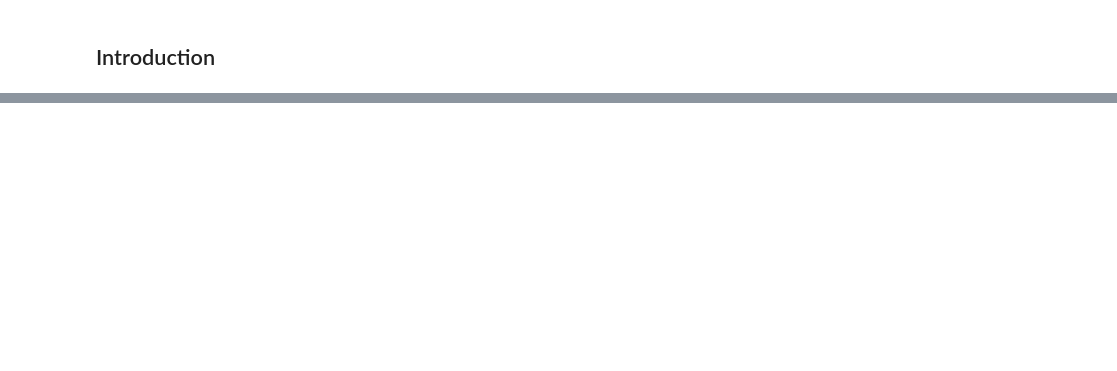
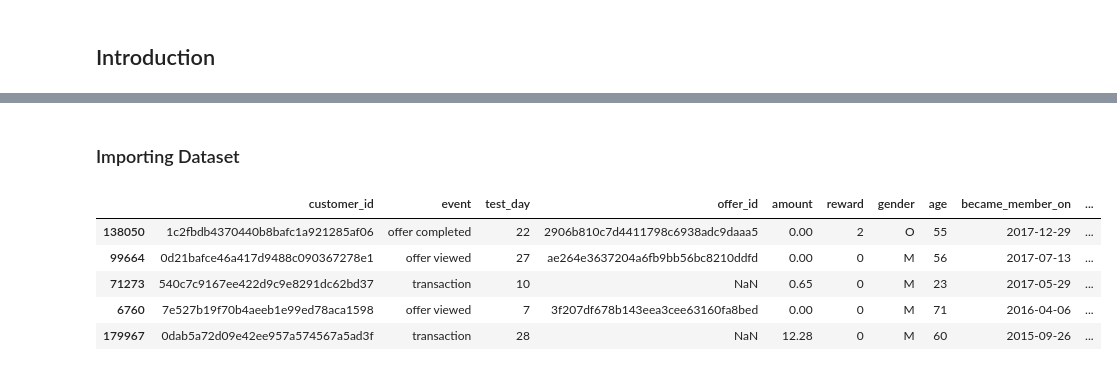
Before and after one commit to Shuniy/starbucks, a Jupyter notebook: Starbucks_Data_Analysis.ipynb, the cells around one changed output, grey strips where cells are left out. Drawn from its saved outputs; the diff is of its cells as text; code cells hidden in the pictures; blank space fills up the shorter version.

```diff
--- a/Starbucks_Data_Analysis.ipynb
+++ b/Starbucks_Data_Analysis.ipynb
@@ -611,0 +15,2 @@ ValueError: The truth value of an array with more than one element is ambiguous.
+# %% [markdown]
+### Importing Dataset
@@ -611,0 +27,9 @@ ValueError: The truth value of an array with more than one element is ambiguous.
+# %%
+data.sample(5)
+# %% [output]
+|  | customer_id | event | test_day | offer_id | amount | reward | gender | age | became_member_on | ... |
+| 138050 | 1c2fbdb4370440b8bafc1a921285af06 | offer completed | 22 | 2906b810c7d4411798c6938adc9daaa5 | 0.00 | 2 | O | 55 | 2017-12-29 | ... |
+| 99664 | 0d21bafce46a417d9488c090367278e1 | offer viewed | 27 | ae264e3637204a6fb9bb56bc8210ddfd | 0.00 | 0 | M | 56 | 2017-07-13 | ... |
+| 71273 | 540c7c9167ee422d9c9e8291dc62bd37 | transaction | 10 | NaN | 0.65 | 0 | M | 23 | 2017-05-29 | ... |
+| 6760 | 7e527b19f70b4aeeb1e99ed78aca1598 | offer viewed | 7 | 3f207df678b143eea3cee63160fa8bed | 0.00 | 0 | M | 71 | 2016-04-06 | ... |
+| 179967 | 0dab5a72d09e42ee957a574567a5ad3f | transaction | 28 | NaN | 12.28 | 0 | M | 60 | 2015-09-26 | ... |
```
Also changed, not shown: parts of 117 cells of this notebook, 1 other file.
